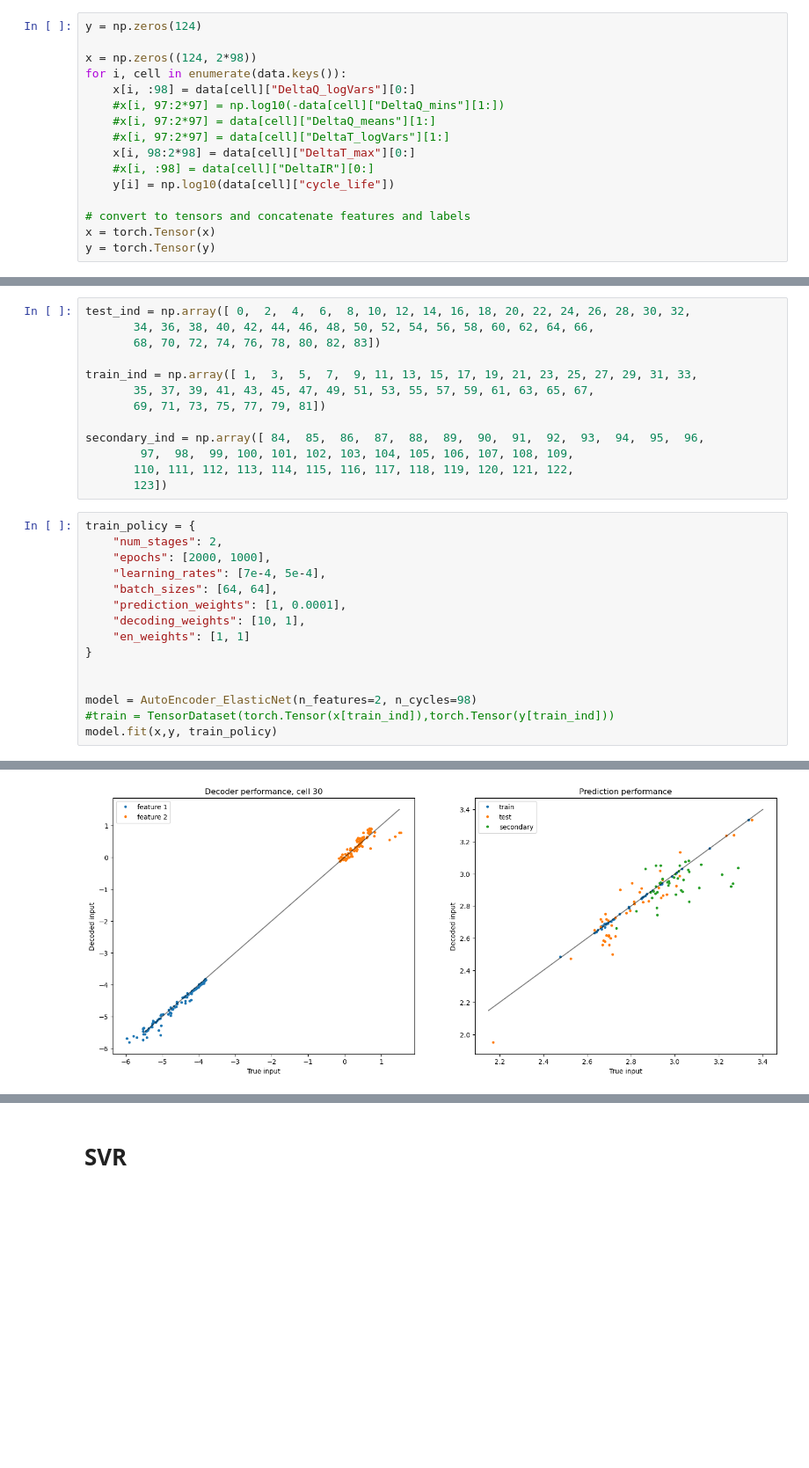
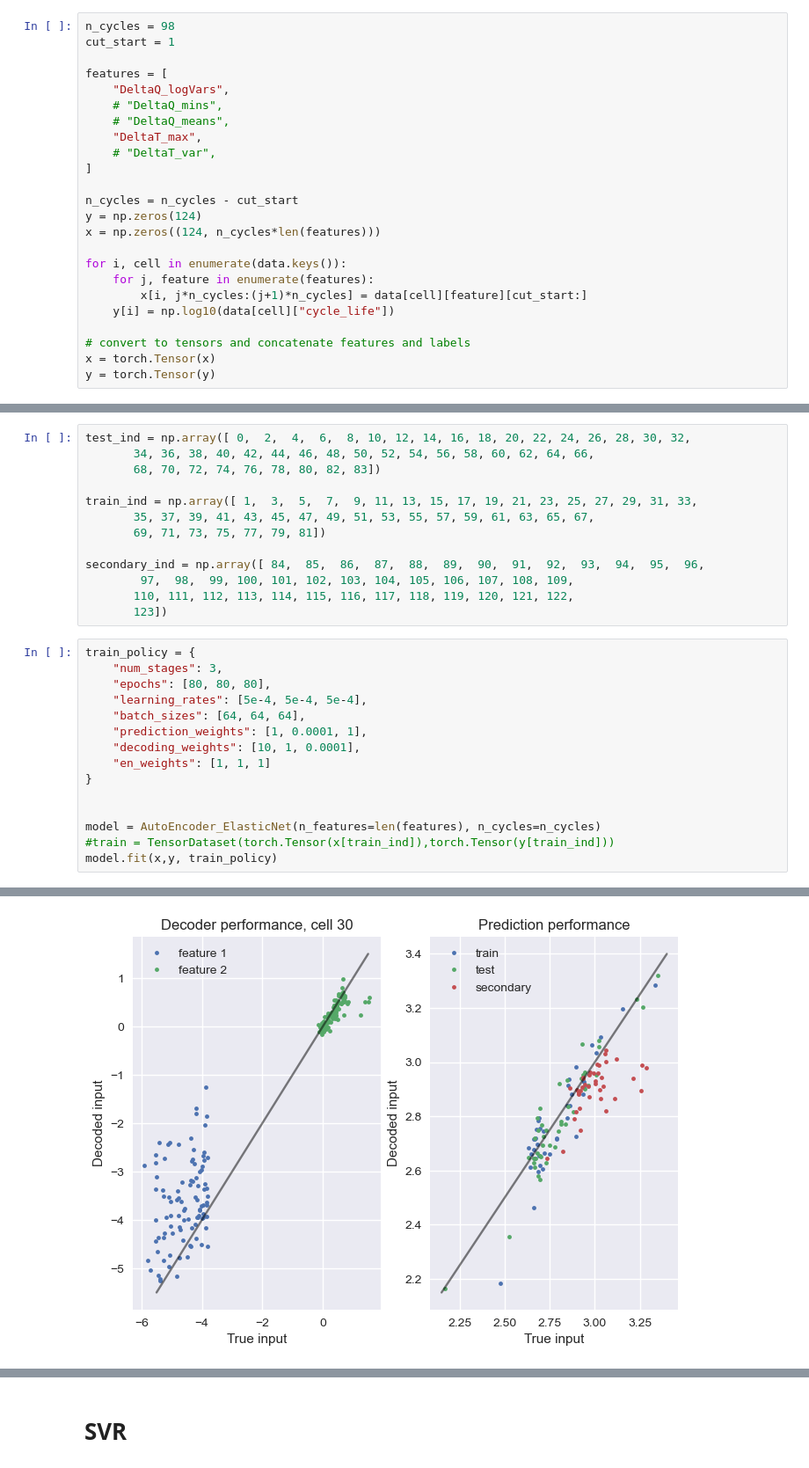
Before and after one commit to nathan99sun/HybridPred, a Jupyter notebook: source/AutoEncoders_DimensionReduction.ipynb, the cells around one changed output, grey strips where cells are left out. Shown: that part at 88% size. Drawn from its saved outputs; the diff is of its cells as text; blank space fills up the shorter version.

```diff
--- a/source/AutoEncoders_DimensionReduction.ipynb
+++ b/source/AutoEncoders_DimensionReduction.ipynb
@@ -34,16 +34,24 @@ print(data['b1c1'].keys())
 # %% [output]
 dict_keys(['cycle_life', 'DeltaQ_logVars', 'DeltaQ_mins', 'DeltaQ_means', 'DeltaT_max', 'DeltaT_logVars', 'DeltaIR'])
 # %%
+n_cycles = 98
+cut_start = 1
+
+features = [
+    "DeltaQ_logVars",
+    # "DeltaQ_mins",
+    # "DeltaQ_means",
+    "DeltaT_max",
+    # "DeltaT_var",
+]
+
+n_cycles = n_cycles - cut_start
 y = np.zeros(124)
+x = np.zeros((124, n_cycles*len(features)))
 
-x = np.zeros((124, 2*98))
 for i, cell in enumerate(data.keys()):
-    x[i, :98] = data[cell]["DeltaQ_logVars"][0:]
-    #x[i, 97:2*97] = np.log10(-data[cell]["DeltaQ_mins"][1:])
-    #x[i, 97:2*97] = data[cell]["DeltaQ_means"][1:]
-    #x[i, 97:2*97] = data[cell]["DeltaT_logVars"][1:]
-    x[i, 98:2*98] = data[cell]["DeltaT_max"][0:]
-    #x[i, :98] = data[cell]["DeltaIR"][0:]
+    for j, feature in enumerate(features):
+        x[i, j*n_cycles:(j+1)*n_cycles] = data[cell][feature][cut_start:]
     y[i] = np.log10(data[cell]["cycle_life"])
 
 # convert to tensors and concatenate features and labels
@@ -68,17 +76,17 @@ secondary_ind = np.array([ 84,  85,  86,  87,  88,  89,  90,  91,  92,  93,  94,
        123])
 # %%
 train_policy = {
-    "num_stages": 2,
-    "epochs": [2000, 1000],
-    "learning_rates": [7e-4, 5e-4],
-    "batch_sizes": [64, 64],
-    "prediction_weights": [1, 0.0001],
-    "decoding_weights": [10, 1],
-    "en_weights": [1, 1]
+    "num_stages": 3,
+    "epochs": [80, 80, 80],
+    "learning_rates": [5e-4, 5e-4, 5e-4],
+    "batch_sizes": [64, 64, 64],
+    "prediction_weights": [1, 0.0001, 1],
+    "decoding_weights": [10, 1, 0.0001],
+    "en_weights": [1, 1, 1]
 }
 
 
-model = AutoEncoder_ElasticNet(n_features=2, n_cycles=98)
+model = AutoEncoder_ElasticNet(n_features=len(features), n_cycles=n_cycles)
 #train = TensorDataset(torch.Tensor(x[train_ind]),torch.Tensor(y[train_ind]))
 model.fit(x,y, train_policy)
 # %% [output]
@@ -100,3 +108,3 @@ sec      325.4944
-[figure, old version]
+[figure, new version]
 Stage 2:
 
```
Also changed, not shown: parts of 10 cells of this notebook.
